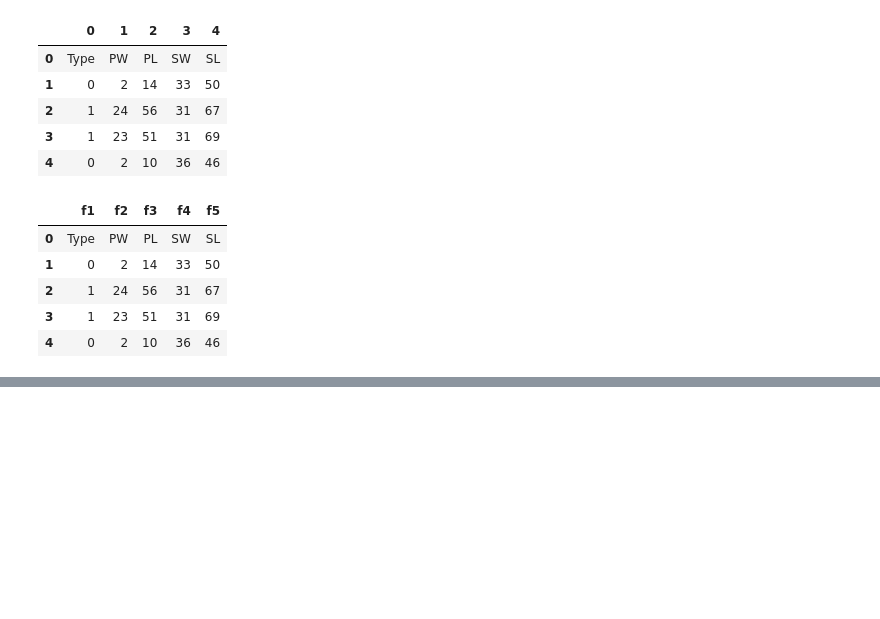
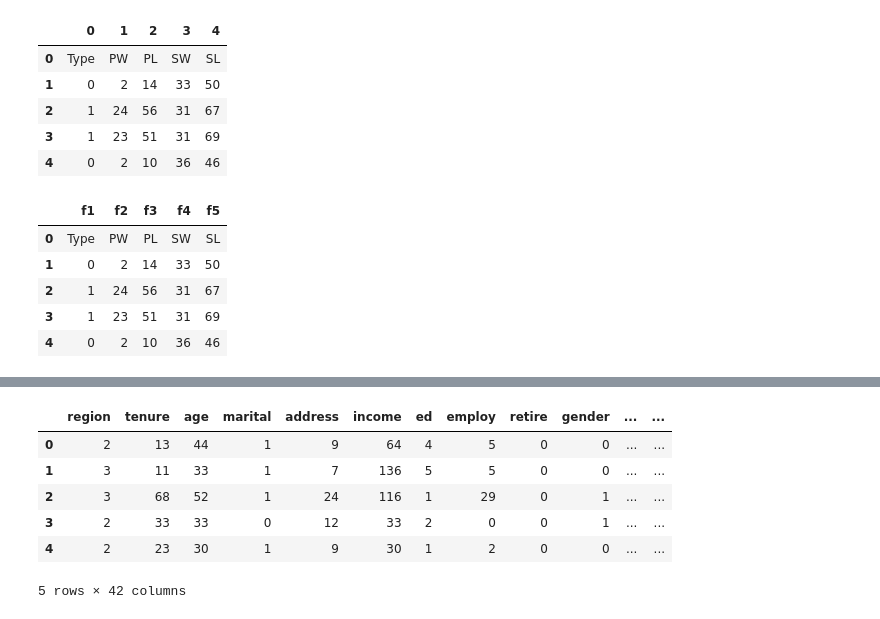
Before and after one commit to NasimShokrgozar/FirstSc, a Jupyter notebook: Session3_Basic.ipynb, the cells around one changed output, grey strips where cells are left out. Cells and saved outputs as stored; diff of their text form; code cells hidden in the pictures; blank space fills up the shorter version.

```diff
--- a/Session3_Basic.ipynb
+++ b/Session3_Basic.ipynb
@@ -329,0 +341,12 @@ Fisher4.head()
+# %%
+#زمانی که داده های اکسل در چند شیت باشند که اگر شیت ها نام ندارند با شماره می آوریم و اگر نام داشت نام آن را می گوییم.
+read_excel('/content/Telco - classification or clustering.xls',sheet_name=0)
+Telco.head()
+# %% [output]
+|  | region | tenure | age | marital | address | income | ed | employ | retire | gender | ... | ... |
+| 0 | 2 | 13 | 44 | 1 | 9 | 64 | 4 | 5 | 0 | 0 | ... | ... |
+| 1 | 3 | 11 | 33 | 1 | 7 | 136 | 5 | 5 | 0 | 0 | ... | ... |
+| 2 | 3 | 68 | 52 | 1 | 24 | 116 | 1 | 29 | 0 | 1 | ... | ... |
+| 3 | 2 | 33 | 33 | 0 | 12 | 33 | 2 | 0 | 0 | 1 | ... | ... |
+| 4 | 2 | 23 | 30 | 1 | 9 | 30 | 1 | 2 | 0 | 0 | ... | ... |
+5 rows × 42 columns
```
Also changed, not shown: parts of 3 cells of this notebook.
